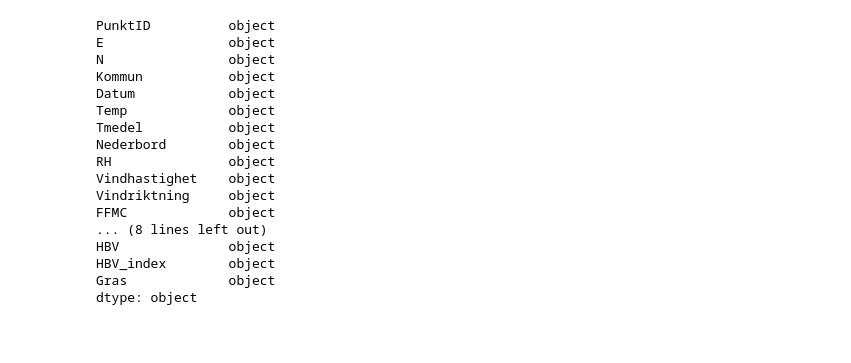
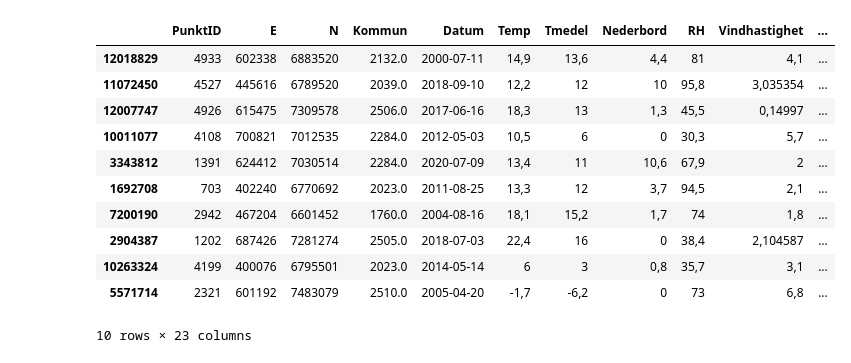
Before and after one commit to Johanil/BDA-Project, a Jupyter notebook: BrandriskData-preProcessing.ipynb, the cells around one changed output. Drawn from its saved outputs; the diff is of its cells as text; code cells hidden in the pictures; blank space fills up the shorter version.

```diff
--- a/BrandriskData-preProcessing.ipynb
+++ b/BrandriskData-preProcessing.ipynb
@@ -8,2 +6,7 @@ types={'PunktID': str, 'E': str, 'N': str, 'Kommun': str, 'Datum': str, 'Temp':
+# %%
+path='./data/Brandriskdata 2000-2020.csv'
+#'PunktID': str, 'E': str, 'N': str,
+types={ 'PunktID': str}
 # %%
-df = pd.read_csv(path, sep=';', dtype=types)
+#Reading csv file from path with dtypes
+df = pd.read_csv(path, sep=';', dtype=types, )
@@ -21,20 +12,0 @@ df.head(5)
-# %%
-df.dtypes
-# %% [output]
-PunktID          object
-E                object
-N                object
-Kommun           object
-Datum            object
-Temp             object
-Tmedel           object
-Nederbord        object
-RH               object
-Vindhastighet    object
-Vindriktning     object
-FFMC             object
-... (8 lines left out)
-HBV              object
-HBV_index        object
-Gras             object
-dtype: object
@@ -40,0 +16,20 @@ dtype: object
+# %%
+#For now sample is only 50 values
+sample = df.sample(50)
+sample[['E','N']] = df[['E','N']].fillna(0)
+sample['N'] = sample['N'].astype(int)
+sample['E'] = sample['E'].astype(int)
+sample.head(10)
+# %% [output]
+|  | PunktID | E | N | Kommun | Datum | Temp | Tmedel | Nederbord | RH | Vindhastighet | ... |
+| 12018829 | 4933 | 602338 | 6883520 | 2132.0 | 2000-07-11 | 14,9 | 13,6 | 4,4 | 81 | 4,1 | ... |
+| 11072450 | 4527 | 445616 | 6789520 | 2039.0 | 2018-09-10 | 12,2 | 12 | 10 | 95,8 | 3,035354 | ... |
+| 12007747 | 4926 | 615475 | 7309578 | 2506.0 | 2017-06-16 | 18,3 | 13 | 1,3 | 45,5 | 0,14997 | ... |
+| 10011077 | 4108 | 700821 | 7012535 | 2284.0 | 2012-05-03 | 10,5 | 6 | 0 | 30,3 | 5,7 | ... |
+| 3343812 | 1391 | 624412 | 7030514 | 2284.0 | 2020-07-09 | 13,4 | 11 | 10,6 | 67,9 | 2 | ... |
+| 1692708 | 703 | 402240 | 6770692 | 2023.0 | 2011-08-25 | 13,3 | 12 | 3,7 | 94,5 | 2,1 | ... |
+| 7200190 | 2942 | 467204 | 6601452 | 1760.0 | 2004-08-16 | 18,1 | 15,2 | 1,7 | 74 | 1,8 | ... |
+| 2904387 | 1202 | 687426 | 7281274 | 2505.0 | 2018-07-03 | 22,4 | 16 | 0 | 38,4 | 2,104587 | ... |
+| 10263324 | 4199 | 400076 | 6795501 | 2023.0 | 2014-05-14 | 6 | 3 | 0,8 | 35,7 | 3,1 | ... |
+| 5571714 | 2321 | 601192 | 7483079 | 2510.0 | 2005-04-20 | -1,7 | -6,2 | 0 | 73 | 6,8 | ... |
+10 rows × 23 columns
```
Also changed, not shown: parts of 9 cells of this notebook, 1 other file.
